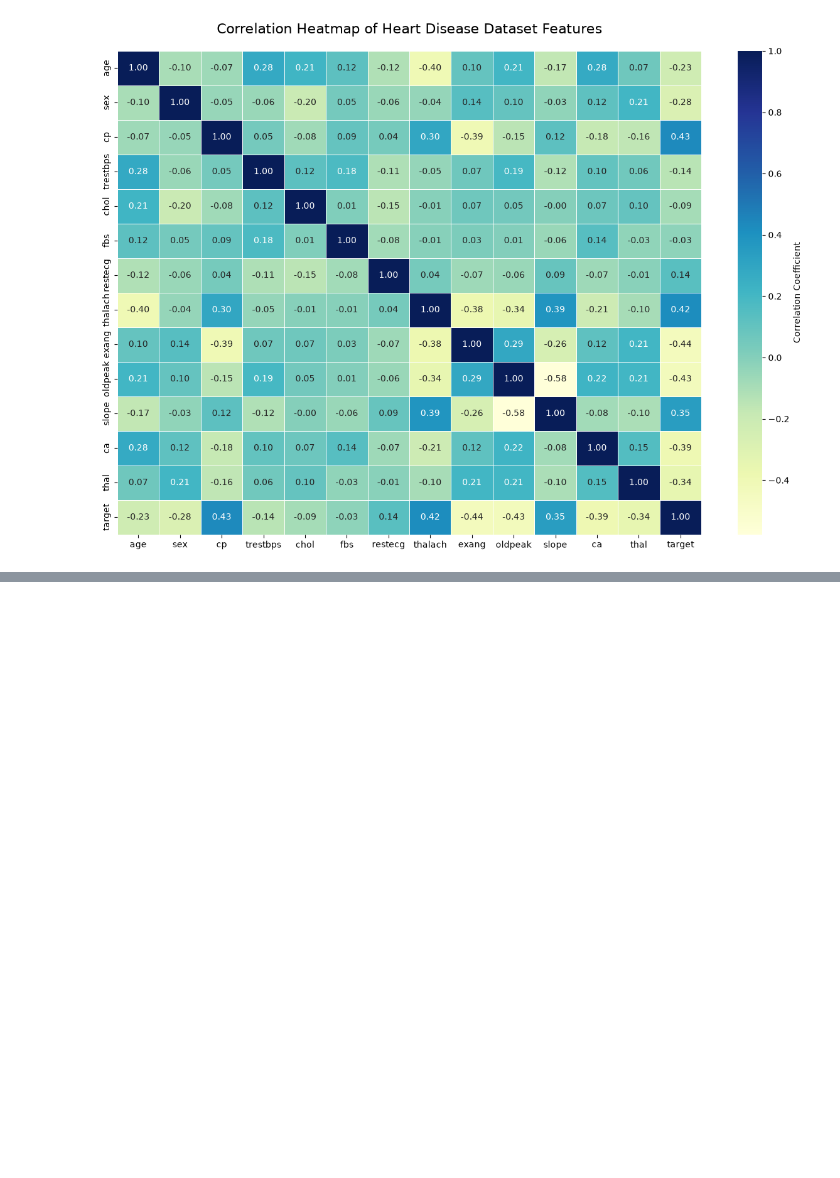
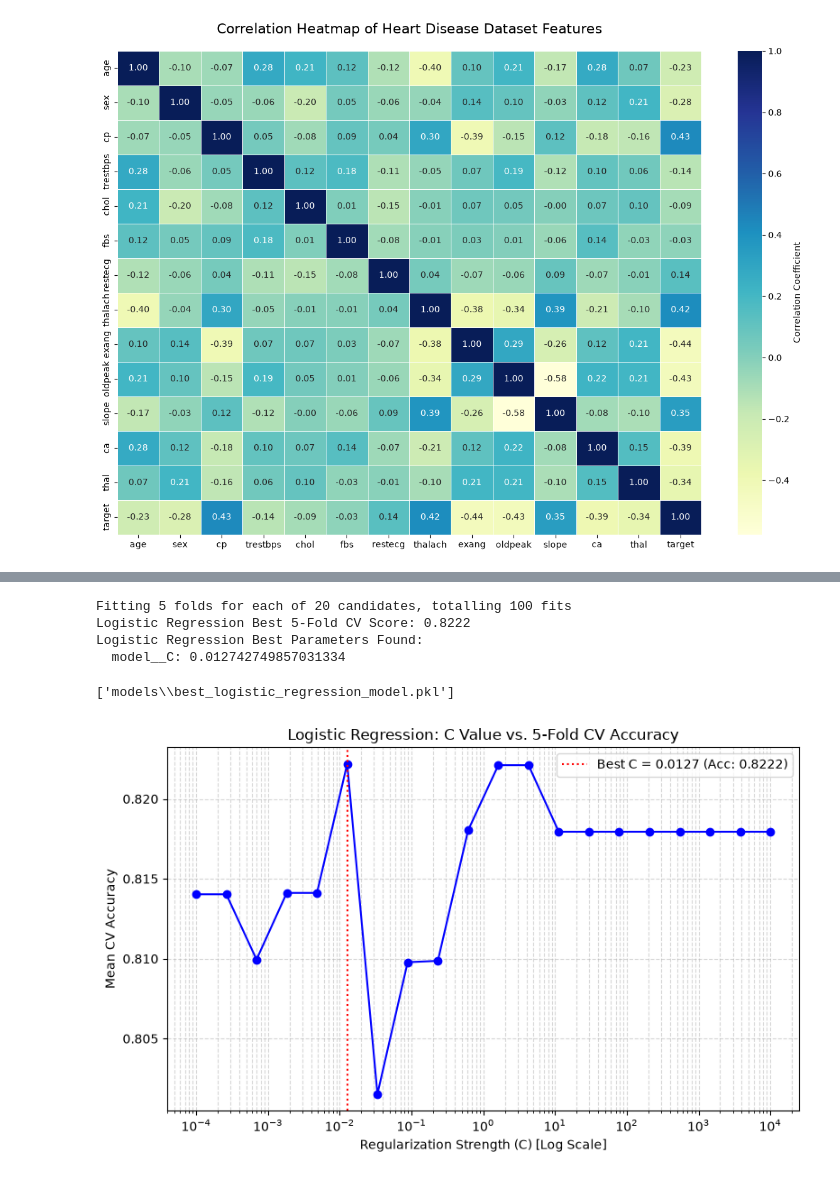
Before and after one commit to BevisWong76/heart-disease-predictor, a Jupyter notebook: heart_disease_classification.ipynb, the cells around one changed output, grey strips where cells are left out. Cells and saved outputs as stored; diff of their text form; code cells hidden in the pictures; blank space fills up the shorter version.

```diff
--- a/heart_disease_classification.ipynb
+++ b/heart_disease_classification.ipynb
@@ -193,0 +385,62 @@ plt.show()
+# %%
+# Tuning Logistic Regression Hyperparameters with GridSearchCV
+
+# Define the pipeline and the parameter grid for Logistic Regression
+log_reg_pipe = Pipeline([
+    ("scaler", StandardScaler()),
+    ("model", LogisticRegression(solver="liblinear", max_iter=1500, random_state=42))
+])
+
+log_reg_grid = {
+    "model__C": np.logspace(-4, 4, 20)
+}
+
+# Create a GridSearchCV object for Logistic Regression
+gs_log_reg = GridSearchCV(
+    estimator=log_reg_pipe,
+    param_grid=log_reg_grid,
+    cv=5,
+    scoring="accuracy",
+    verbose=2,
+    n_jobs=-1
+)
+
+gs_log_reg.fit(X_train, y_train)
+
+# Print the best results from GridSearchCV
+print(f"Logistic Regression Best 5-Fold CV Score: {gs_log_reg.best_score_:.4f}")
+print("Logistic Regression Best Parameters Found:")
+for param, value in gs_log_reg.best_params_.items():
+    print(f"  {param}: {value}")
+
+# Save the best Logistic Regression model to disk
+joblib.dump(gs_log_reg.best_estimator_, models_dir / "best_logistic_regression_model.pkl")
+# %% [output]
+Fitting 5 folds for each of 20 candidates, totalling 100 fits
+Logistic Regression Best 5-Fold CV Score: 0.8222
+Logistic Regression Best Parameters Found:
+  model__C: 0.012742749857031334
+['models\\best_logistic_regression_model.pkl']
+# %%
+# Plotting the cross-validated accuracy scores for different C values in Logistic Regression
+
+cv_results = pd.DataFrame(gs_log_reg.cv_results_)
+
+plt.figure(figsize=(8, 5))
+# Use a logarithmic scale for the x-axis to plot the relationship between C values and mean CV scores
+plt.semilogx(cv_results["param_model__C"].astype(float), cv_results["mean_test_score"], marker='o', color='b')
+plt.title("Logistic Regression: C Value vs. 5-Fold CV Accuracy")
+plt.xlabel("Regularization Strength (C) [Log Scale]")
+plt.ylabel("Mean CV Accuracy")
+plt.grid(True, which="both", ls="--", alpha=0.5)
+
+# Mark the best C value on the plot
+best_c = gs_log_reg.best_params_["model__C"]
+best_score = gs_log_reg.best_score_
+plt.axvline(x=best_c, color='r', linestyle=':', label=f'Best C = {best_c:.4f} (Acc: {best_score:.4f})')
+plt.legend()
+plt.tight_layout()
+plt.savefig(model_selection_plots_dir / "03_logistic_regression_hyperparameter_tuning.png", dpi=300, bbox_inches='tight')
+plt.show()
+# %% [output]
+[figure, added]
```
Also changed, not shown: parts of 20 cells of this notebook, 14 other files.
